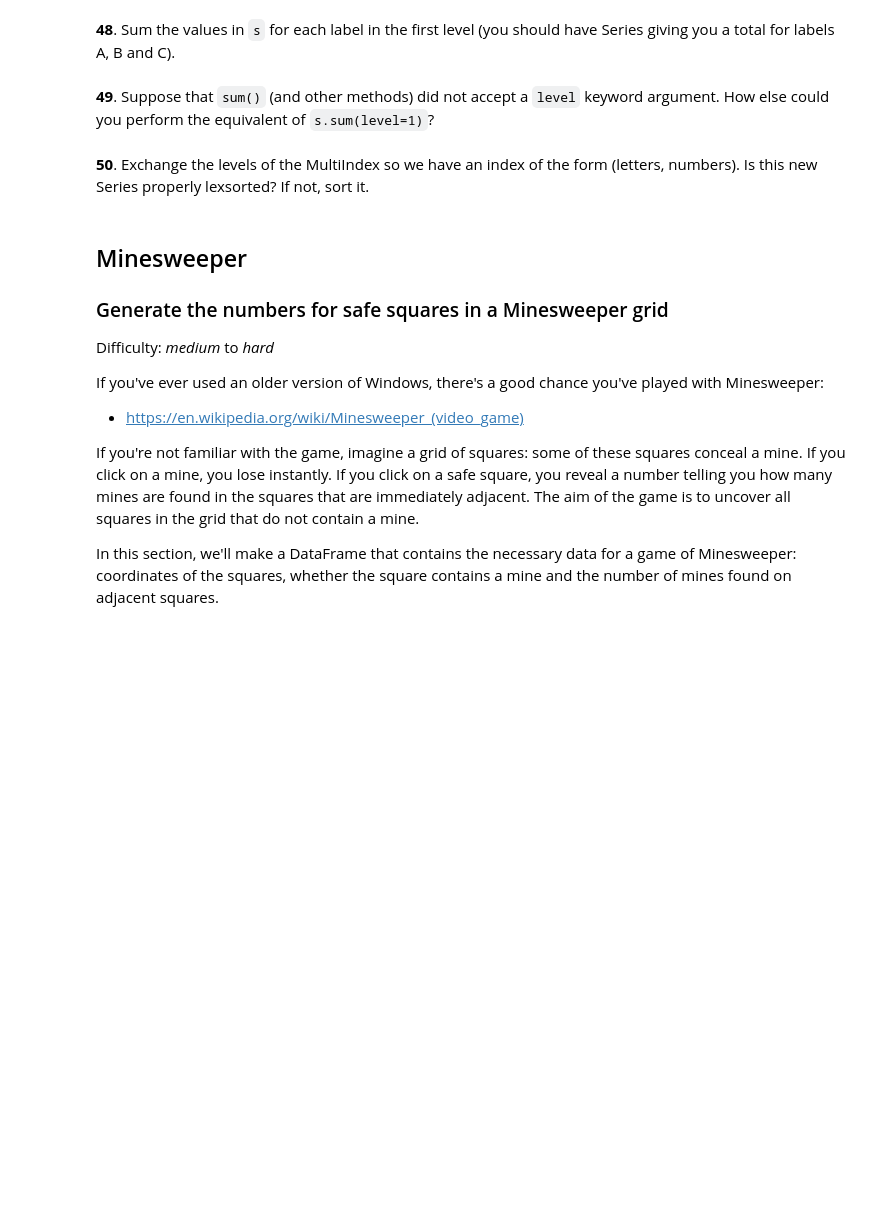
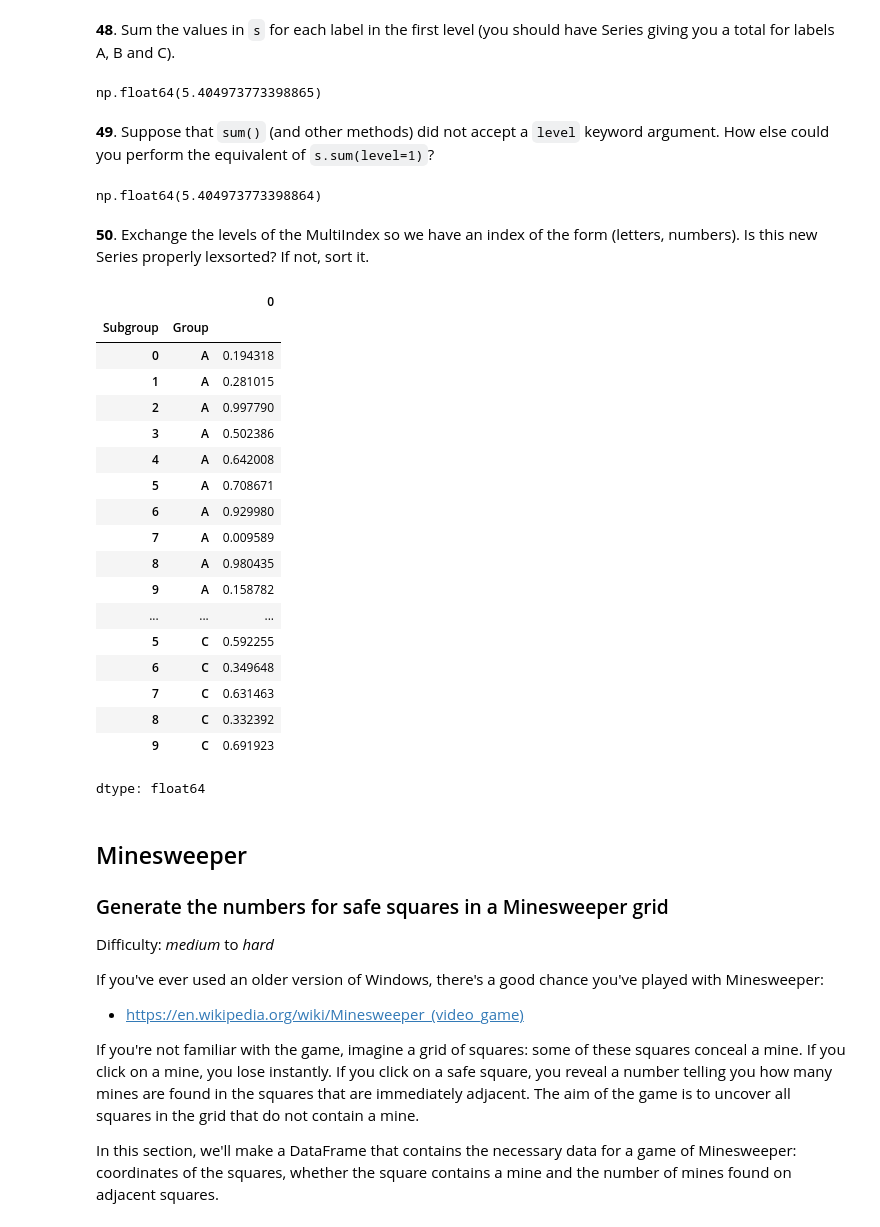
Before and after one commit to KummariJahnavi61/100-pandas-puzzles, a Jupyter notebook: 100-pandas-puzzles.ipynb, the cells around one changed output. Cells and saved outputs as stored; diff of their text form; code cells hidden in the pictures; blank space fills up the shorter version.

```diff
--- a/100-pandas-puzzles.ipynb
+++ b/100-pandas-puzzles.ipynb
@@ -894,5 +886,10 @@ The set of puzzles below explores how you might use multiple index levels to enh
 To warm up, we'll look make a Series with two index levels.
 # %% [markdown]
 **44**. Given the lists `letters = ['A', 'B', 'C']` and `numbers = list(range(10))`, construct a MultiIndex object from the product of the two lists. Use it to index a Series of random numbers. Call this Series `s`.
+# %%
+letters = ['A', 'B', 'C']
+numbers = list(range(10))
+idx=pd.MultiIndex.from_product([letters,numbers])
+s = pd.Series(np.random.rand(30), index=idx)
 # %% [markdown]
 **45.** Check the index of `s` is lexicographically sorted (this is a necessary proprty for indexing to work correctly with a MultiIndex).
@@ -903,9 +950,41 @@ To warm up, we'll look make a Series with two index levels.
 # %% [markdown]
 **48**. Sum the values in `s` for each label in the first level (you should have Series giving you a total for labels A, B and C).
+# %%
+s.index.names=['Group','Subgroup']
+s1=s.groupby(['Group']).sum()
+s1['A']
+# %% [output]
+np.float64(5.404973773398865)
 # %% [markdown]
 **49**. Suppose that `sum()` (and other methods) did not accept a `level` keyword argument. How else could you perform the equivalent of `s.sum(level=1)`?
+# %%
+s['A'].sum()
+# %% [output]
+np.float64(5.404973773398864)
 # %% [markdown]
 **50**. Exchange the levels of the MultiIndex so we have an index of the form (letters, numbers). Is this new Series properly lexsorted? If not, sort it.
+# %%
+s.swaplevel()
+# %% [output]
+|  |  | 0 |
+| Subgroup | Group |  |
+| 0 | A | 0.194318 |
+| 1 | A | 0.281015 |
+| 2 | A | 0.997790 |
+| 3 | A | 0.502386 |
+| 4 | A | 0.642008 |
+| 5 | A | 0.708671 |
+| 6 | A | 0.929980 |
+| 7 | A | 0.009589 |
+| 8 | A | 0.980435 |
+| 9 | A | 0.158782 |
+| ... | ... | ... |
+| 5 | C | 0.592255 |
+| 6 | C | 0.349648 |
+| 7 | C | 0.631463 |
+| 8 | C | 0.332392 |
+| 9 | C | 0.691923 |
+dtype: float64
 # %% [markdown]
 ## Minesweeper
 
```
Also changed, not shown: parts of 18 cells of this notebook.
